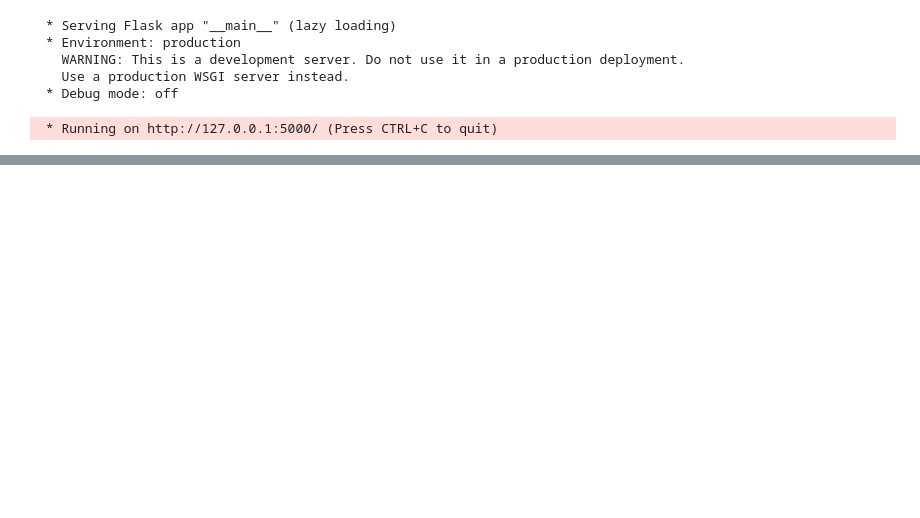
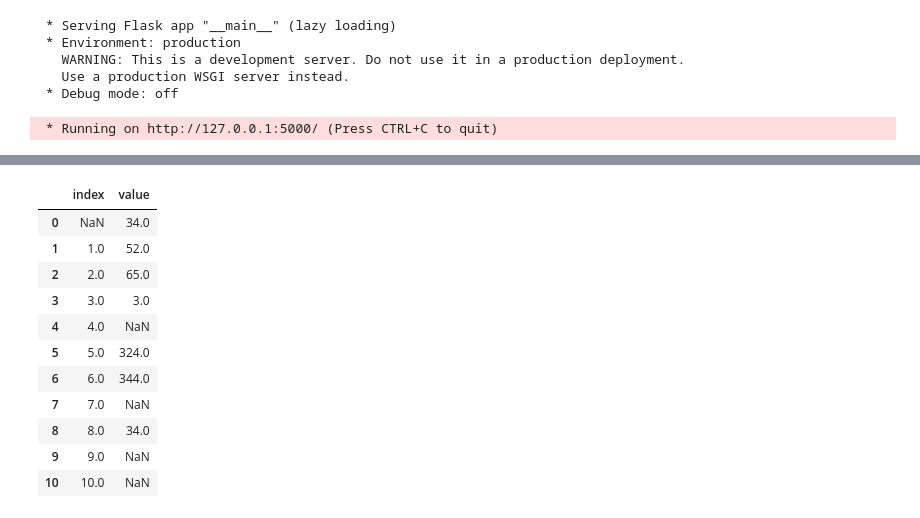
Before and after one commit to zitansmail/housePricing, a Jupyter notebook: BostonHousingPricingProject.ipynb, the cells around one changed output, grey strips where cells are left out. Cells and saved outputs as stored; diff of their text form; code cells hidden in the pictures; blank space fills up the shorter version.

```diff
--- a/BostonHousingPricingProject.ipynb
+++ b/BostonHousingPricingProject.ipynb
@@ -154,0 +222,15 @@ if __name__ == "__main__":
+# %%
+new_data[new_data > 0]
+# %% [output]
+|  | index | value |
+| 0 | NaN | 34.0 |
+| 1 | 1.0 | 52.0 |
+| 2 | 2.0 | 65.0 |
+| 3 | 3.0 | 3.0 |
+| 4 | 4.0 | NaN |
+| 5 | 5.0 | 324.0 |
+| 6 | 6.0 | 344.0 |
+| 7 | 7.0 | NaN |
+| 8 | 8.0 | 34.0 |
+| 9 | 9.0 | NaN |
+| 10 | 10.0 | NaN |
```
Also changed, not shown: parts of 14 cells of this notebook, 1 other file.
